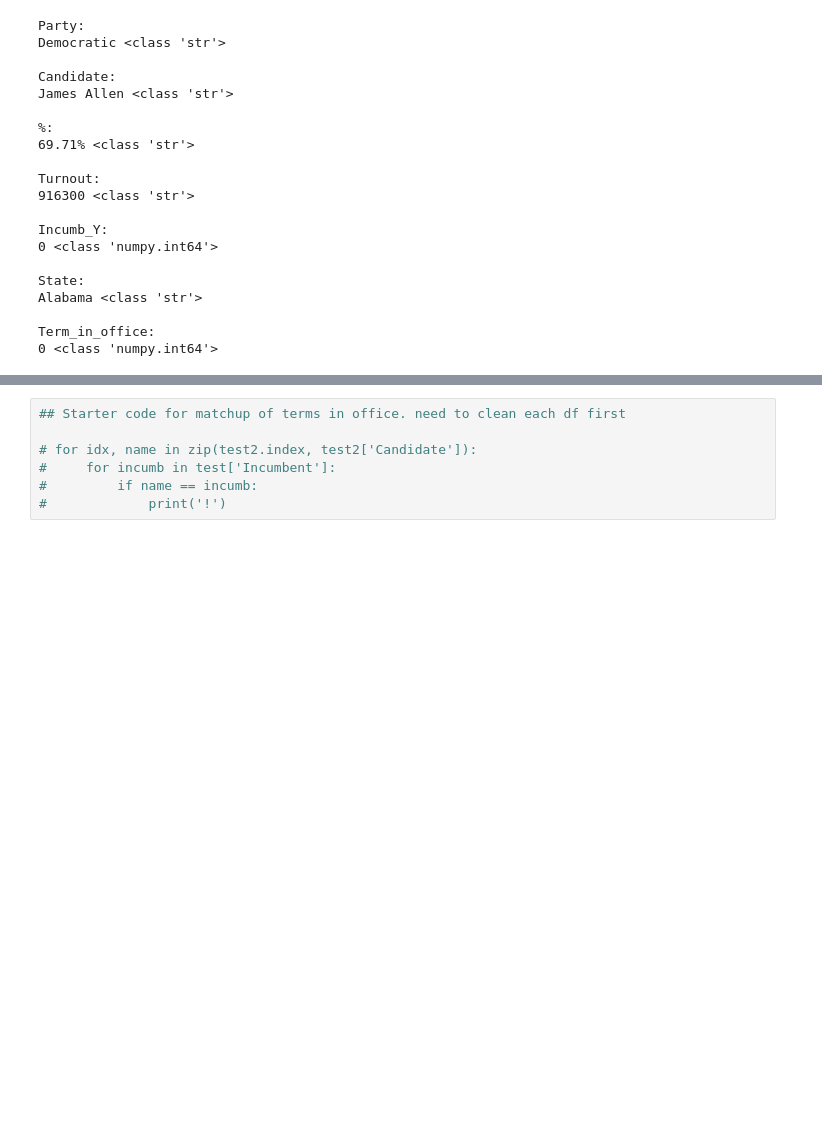
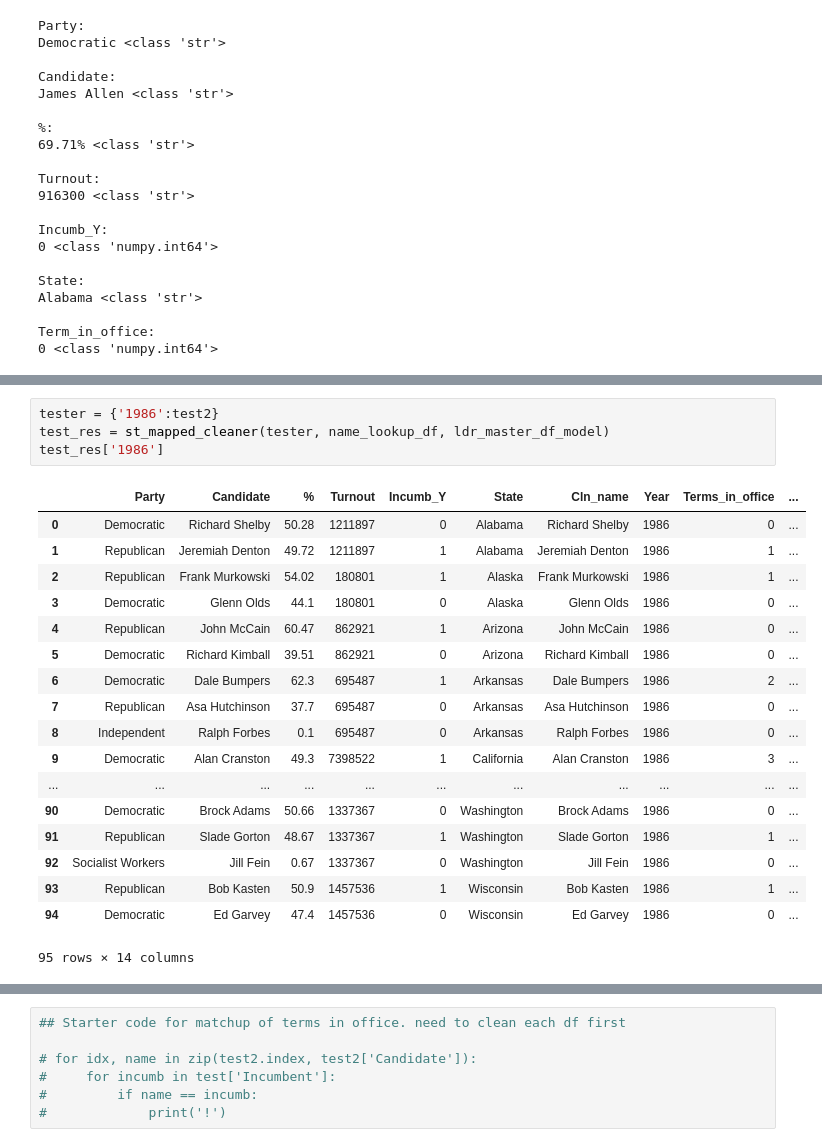
Before and after one commit to dfuller22/US_Senate_Election_Predictor, a Jupyter notebook: PlayG2.ipynb, the cells around one changed output, grey strips where cells are left out. Drawn from its saved outputs; the diff is of its cells as text; blank space fills up the shorter version.

```diff
--- a/PlayG2.ipynb
+++ b/PlayG2.ipynb
@@ -386,0 +534,23 @@ Name: Party, dtype: int64
+# %%
+tester = {'1986':test2}
+test_res = st_mapped_cleaner(tester, name_lookup_df, ldr_master_df_model)
+test_res['1986']
+# %% [output]
+|  | Party | Candidate | % | Turnout | Incumb_Y | State | Cln_name | Year | Terms_in_office | ... |
+| 0 | Democratic | Richard Shelby | 50.28 | 1211897 | 0 | Alabama | Richard Shelby | 1986 | 0 | ... |
+| 1 | Republican | Jeremiah Denton | 49.72 | 1211897 | 1 | Alabama | Jeremiah Denton | 1986 | 1 | ... |
+| 2 | Republican | Frank Murkowski | 54.02 | 180801 | 1 | Alaska | Frank Murkowski | 1986 | 1 | ... |
+| 3 | Democratic | Glenn Olds | 44.1 | 180801 | 0 | Alaska | Glenn Olds | 1986 | 0 | ... |
+| 4 | Republican | John McCain | 60.47 | 862921 | 1 | Arizona | John McCain | 1986 | 0 | ... |
+| 5 | Democratic | Richard Kimball | 39.51 | 862921 | 0 | Arizona | Richard Kimball | 1986 | 0 | ... |
+| 6 | Democratic | Dale Bumpers | 62.3 | 695487 | 1 | Arkansas | Dale Bumpers | 1986 | 2 | ... |
+| 7 | Republican | Asa Hutchinson | 37.7 | 695487 | 0 | Arkansas | Asa Hutchinson | 1986 | 0 | ... |
+| 8 | Independent | Ralph Forbes | 0.1 | 695487 | 0 | Arkansas | Ralph Forbes | 1986 | 0 | ... |
+| 9 | Democratic | Alan Cranston | 49.3 | 7398522 | 1 | California | Alan Cranston | 1986 | 3 | ... |
+| ... | ... | ... | ... | ... | ... | ... | ... | ... | ... | ... |
+| 90 | Democratic | Brock Adams | 50.66 | 1337367 | 0 | Washington | Brock Adams | 1986 | 0 | ... |
+| 91 | Republican | Slade Gorton | 48.67 | 1337367 | 1 | Washington | Slade Gorton | 1986 | 1 | ... |
+| 92 | Socialist Workers | Jill Fein | 0.67 | 1337367 | 0 | Washington | Jill Fein | 1986 | 0 | ... |
+| 93 | Republican | Bob Kasten | 50.9 | 1457536 | 1 | Wisconsin | Bob Kasten | 1986 | 1 | ... |
+| 94 | Democratic | Ed Garvey | 47.4 | 1457536 | 0 | Wisconsin | Ed Garvey | 1986 | 0 | ... |
+95 rows × 14 columns
```
Also changed, not shown: parts of 17 cells of this notebook, 2 other files.
